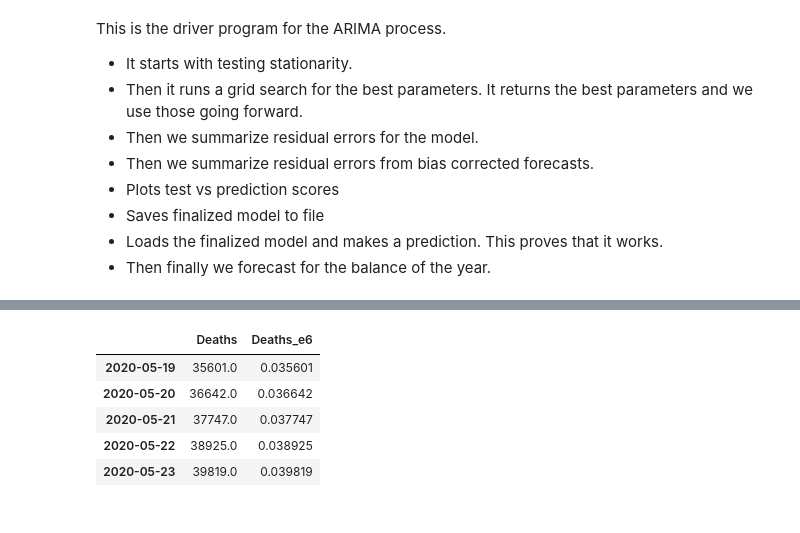
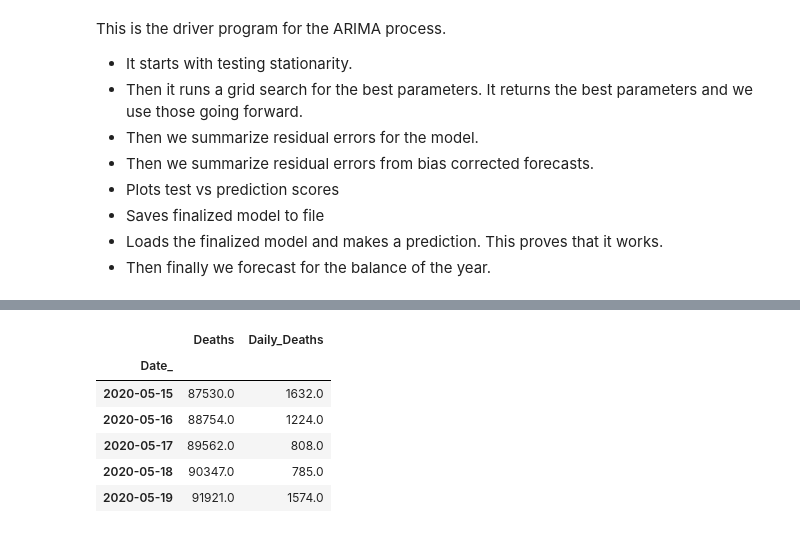
Before and after one commit to LindsayMoir/arima, a Jupyter notebook: arima_driver.ipynb, the cells around one changed output, grey strips where cells are left out. Cells and saved outputs as stored; diff of their text form; code cells hidden in the pictures.

```diff
--- a/arima_driver.ipynb
+++ b/arima_driver.ipynb
@@ -126,3 +131,0 @@ The United Kingdom prediction is for 452,432 cumulative Deaths to occur by 2020-
-# %%
-df['Daily_Deaths'] = df['Deaths'] - df['Deaths'].shift(1)
-df.tail()
@@ -137,9 +132,13 @@ df.tail()
-# %%
-forecast_df.head()
-# %% [output]
-|  | Deaths | Deaths_e6 |
-| 2020-05-19 | 35601.0 | 0.035601 |
-| 2020-05-20 | 36642.0 | 0.036642 |
-| 2020-05-21 | 37747.0 | 0.037747 |
-| 2020-05-22 | 38925.0 | 0.038925 |
-| 2020-05-23 | 39819.0 | 0.039819 |
+# %%
+# Look at the last 5 days of the actual data
+new_col_name = 'Daily_' + arg_dict["dependent_variable"]
+df[new_col_name] = df[arg_dict['dependent_variable']] - df[arg_dict['dependent_variable']].shift(1)
+df.tail()
+# %% [output]
+|  | Deaths | Daily_Deaths |
+| Date_ |  |  |
+| 2020-05-15 | 87530.0 | 1632.0 |
+| 2020-05-16 | 88754.0 | 1224.0 |
+| 2020-05-17 | 89562.0 | 808.0 |
+| 2020-05-18 | 90347.0 | 785.0 |
+| 2020-05-19 | 91921.0 | 1574.0 |
```
Also changed, not shown: parts of 7 cells of this notebook, 13 other files.
